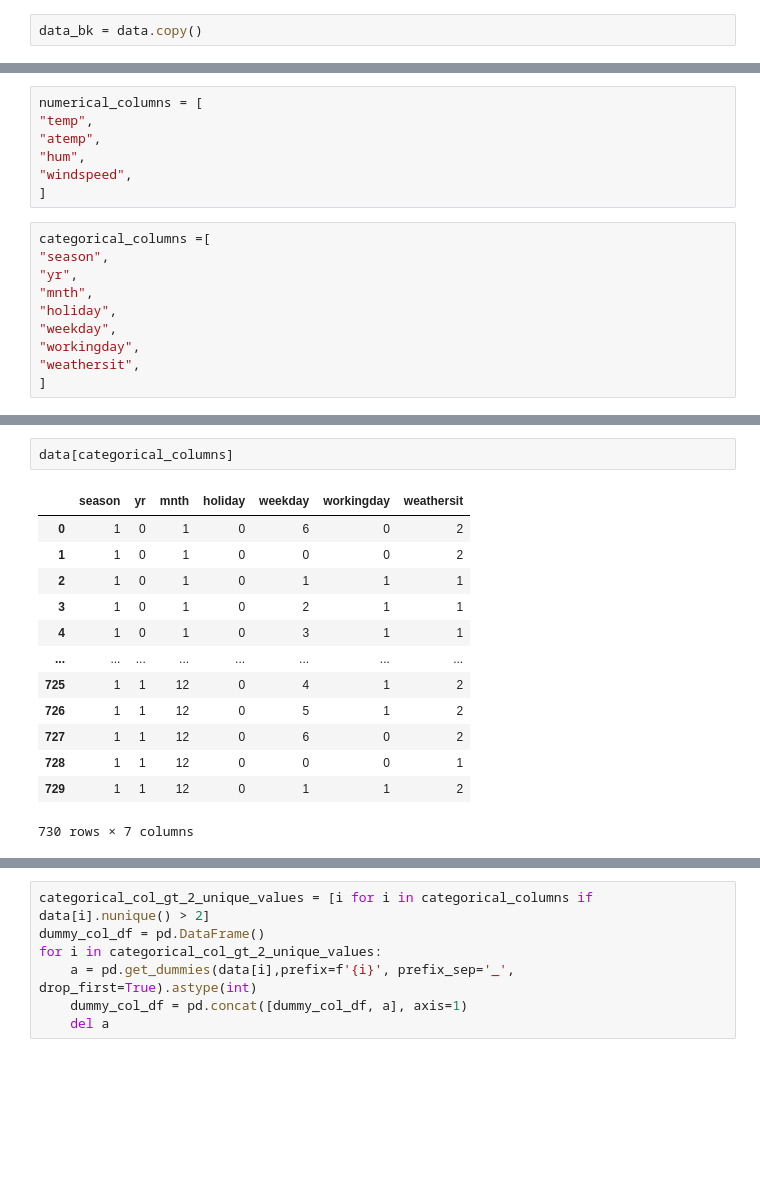
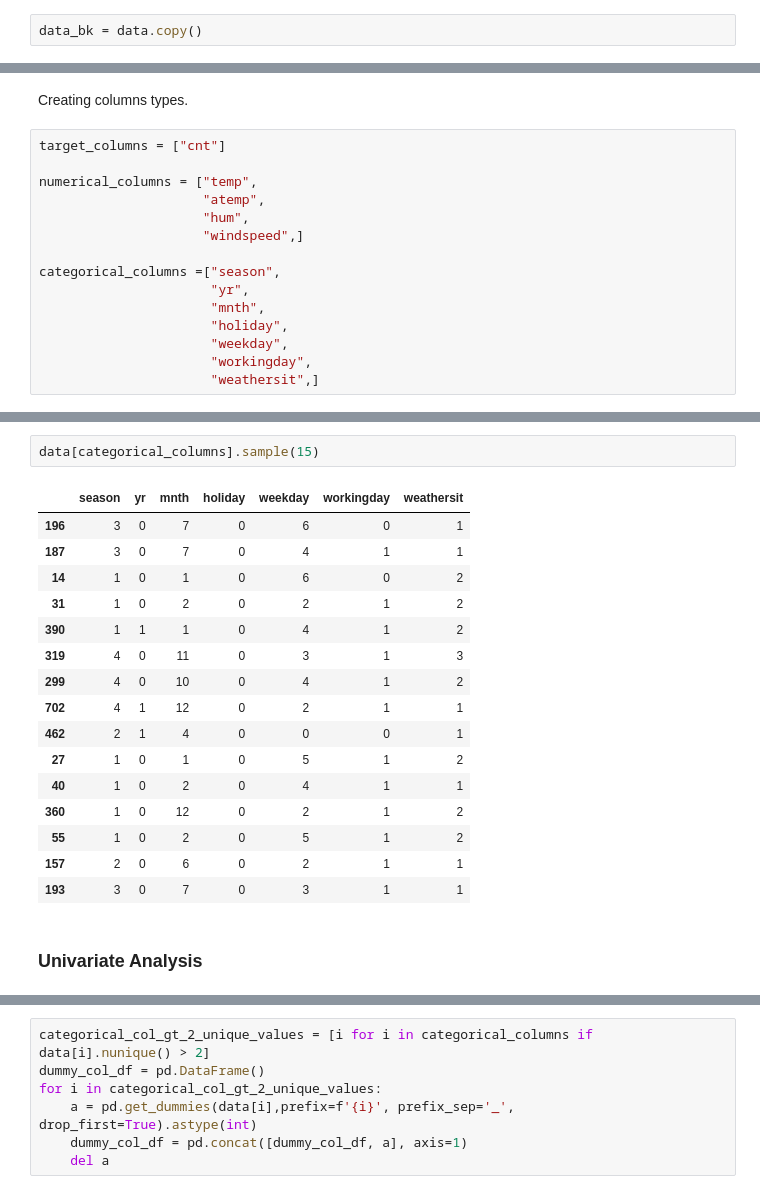
Before and after one commit to eeshangpt/bike_sharing_analysis, a Jupyter notebook: linear_regression_analysis.ipynb, the cells around one changed output, grey strips where cells are left out. Cells and saved outputs as stored; diff of their text form; blank space fills up the shorter version.

```diff
--- a/linear_regression_analysis.ipynb
+++ b/linear_regression_analysis.ipynb
@@ -212,20 +203,20 @@ target_columns = [
-# %%
-numerical_columns = [
-"temp",
-"atemp",
-"hum",
-"windspeed",
-]
-# %%
-categorical_columns =[
-"season",
-"yr",
-"mnth",
-"holiday",
-"weekday",
-"workingday",
-"weathersit",
-]
+# %% [markdown]
+Creating columns types.
+# %%
+target_columns = ["cnt"]
+
+numerical_columns = ["temp",
+                     "atemp",
+                     "hum",
+                     "windspeed",]
+
+categorical_columns =["season",
+                      "yr",
+                      "mnth",
+                      "holiday",
+                      "weekday",
+                      "workingday",
+                      "weathersit",]
 # %%
 data.describe()
 # %% [output]
@@ -239,18 +230,23 @@ data.describe()
 | max | 730.000000 | 2019-12-31 00:00:00 | 4.000000 | 1.000000 | 12.000000 | 1.000000 | 6.000000 | 1.000000 | 3.000000 | 35.328347 | ... |
 | std | 210.877136 | NaN | 1.110184 | 0.500343 | 3.450215 | 0.167266 | 2.006161 | 0.465405 | 0.544807 | 7.506729 | ... |
 # %%
-data[categorical_columns]
+data[categorical_columns].sample(15)
 # %% [output]
 |  | season | yr | mnth | holiday | weekday | workingday | weathersit |
-| 0 | 1 | 0 | 1 | 0 | 6 | 0 | 2 |
-| 1 | 1 | 0 | 1 | 0 | 0 | 0 | 2 |
-| 2 | 1 | 0 | 1 | 0 | 1 | 1 | 1 |
-| 3 | 1 | 0 | 1 | 0 | 2 | 1 | 1 |
-| 4 | 1 | 0 | 1 | 0 | 3 | 1 | 1 |
-| ... | ... | ... | ... | ... | ... | ... | ... |
-| 725 | 1 | 1 | 12 | 0 | 4 | 1 | 2 |
-| 726 | 1 | 1 | 12 | 0 | 5 | 1 | 2 |
-| 727 | 1 | 1 | 12 | 0 | 6 | 0 | 2 |
-| 728 | 1 | 1 | 12 | 0 | 0 | 0 | 1 |
-| 729 | 1 | 1 | 12 | 0 | 1 | 1 | 2 |
+| 196 | 3 | 0 | 7 | 0 | 6 | 0 | 1 |
+| 187 | 3 | 0 | 7 | 0 | 4 | 1 | 1 |
+| 14 | 1 | 0 | 1 | 0 | 6 | 0 | 2 |
+| 31 | 1 | 0 | 2 | 0 | 2 | 1 | 2 |
+| 390 | 1 | 1 | 1 | 0 | 4 | 1 | 2 |
+| 319 | 4 | 0 | 11 | 0 | 3 | 1 | 3 |
+| 299 | 4 | 0 | 10 | 0 | 4 | 1 | 2 |
+| 702 | 4 | 1 | 12 | 0 | 2 | 1 | 1 |
+| 462 | 2 | 1 | 4 | 0 | 0 | 0 | 1 |
+| 27 | 1 | 0 | 1 | 0 | 5 | 1 | 2 |
+| 40 | 1 | 0 | 2 | 0 | 4 | 1 | 1 |
+| 360 | 1 | 0 | 12 | 0 | 2 | 1 | 2 |
+| 55 | 1 | 0 | 2 | 0 | 5 | 1 | 2 |
+| 157 | 2 | 0 | 6 | 0 | 2 | 1 | 1 |
+| 193 | 3 | 0 | 7 | 0 | 3 | 1 | 1 |
-730 rows × 7 columns
+# %% [markdown]
+### Univariate Analysis
```
Also changed, not shown: parts of 94 cells of this notebook, 2 other files.
